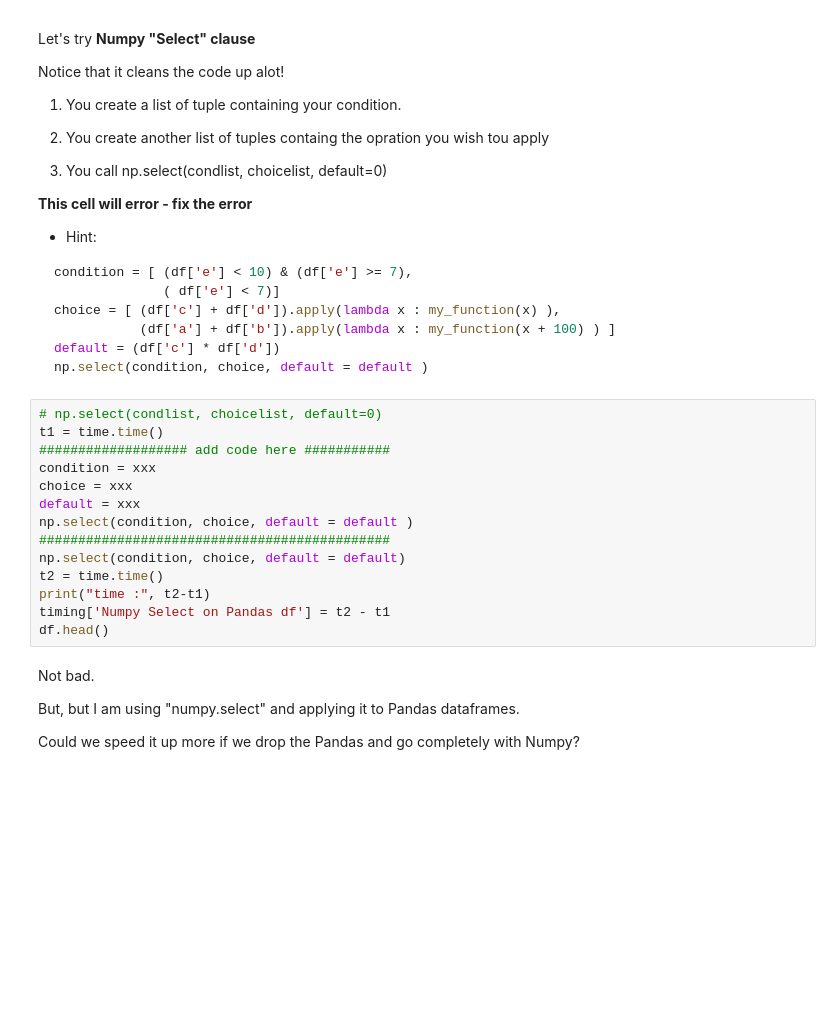
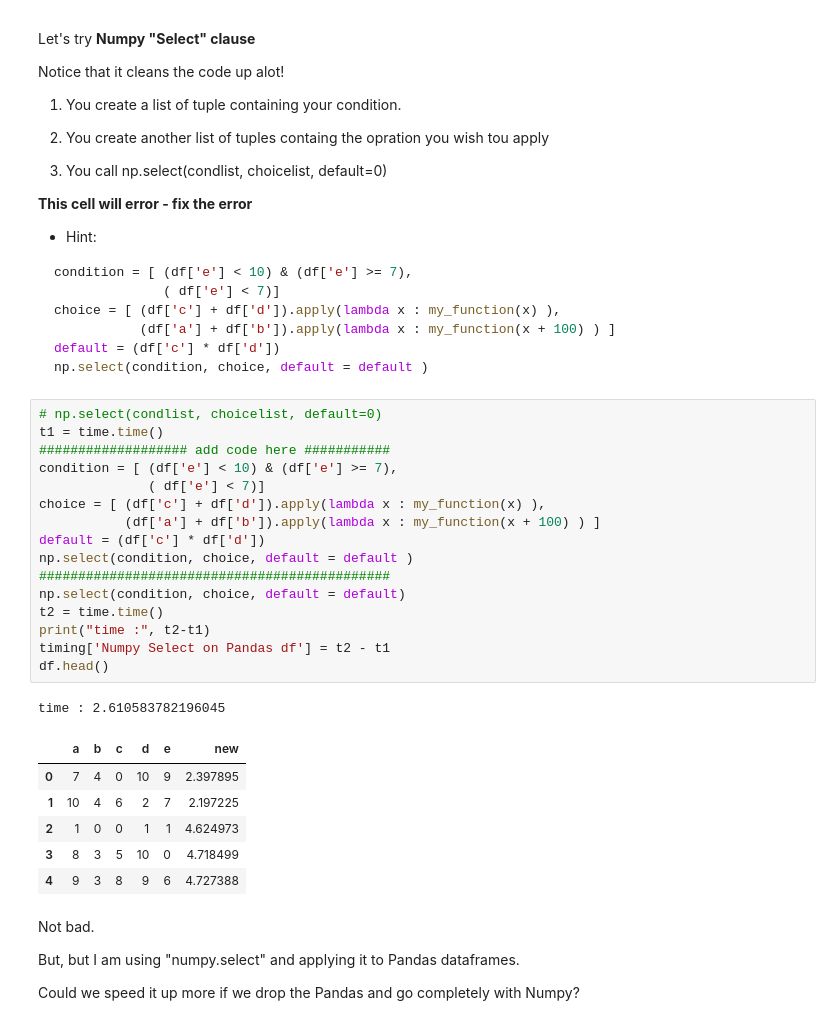
Before and after one commit to IntelSoftware/Machine-Learning-using-oneAPI, a Jupyter notebook: 08_Introduction_to_Numpy_powered_by_oneAPI/08_06_Pandas.ipynb, the cells around one changed output. Cells and saved outputs as stored; diff of their text form; blank space fills up the shorter version.

```diff
--- a/08_Introduction_to_Numpy_powered_by_oneAPI/08_06_Pandas.ipynb
+++ b/08_Introduction_to_Numpy_powered_by_oneAPI/08_06_Pandas.ipynb
@@ -336,17 +400,27 @@ np.select(condition, choice, default = default )
 # %%
 # np.select(condlist, choicelist, default=0)
 t1 = time.time()
 ################### add code here ###########
-condition = xxx
-choice = xxx
-default = xxx
+condition = [ (df['e'] < 10) & (df['e'] >= 7),
+              ( df['e'] < 7)]
+choice = [ (df['c'] + df['d']).apply(lambda x : my_function(x) ),
+           (df['a'] + df['b']).apply(lambda x : my_function(x + 100) ) ]
+default = (df['c'] * df['d'])
 np.select(condition, choice, default = default )
 #############################################
 np.select(condition, choice, default = default)
 t2 = time.time()
 print("time :", t2-t1)
 timing['Numpy Select on Pandas df'] = t2 - t1
 df.head()
+# %% [output]
+time : 2.610583782196045
+|  | a | b | c | d | e | new |
+| 0 | 7 | 4 | 0 | 10 | 9 | 2.397895 |
+| 1 | 10 | 4 | 6 | 2 | 7 | 2.197225 |
+| 2 | 1 | 0 | 0 | 1 | 1 | 4.624973 |
+| 3 | 8 | 3 | 5 | 10 | 0 | 4.718499 |
+| 4 | 9 | 3 | 8 | 9 | 6 | 4.727388 |
 # %% [markdown]
 Not bad.
 
```
Also changed, not shown: parts of 12 cells of this notebook, 10 other files.
